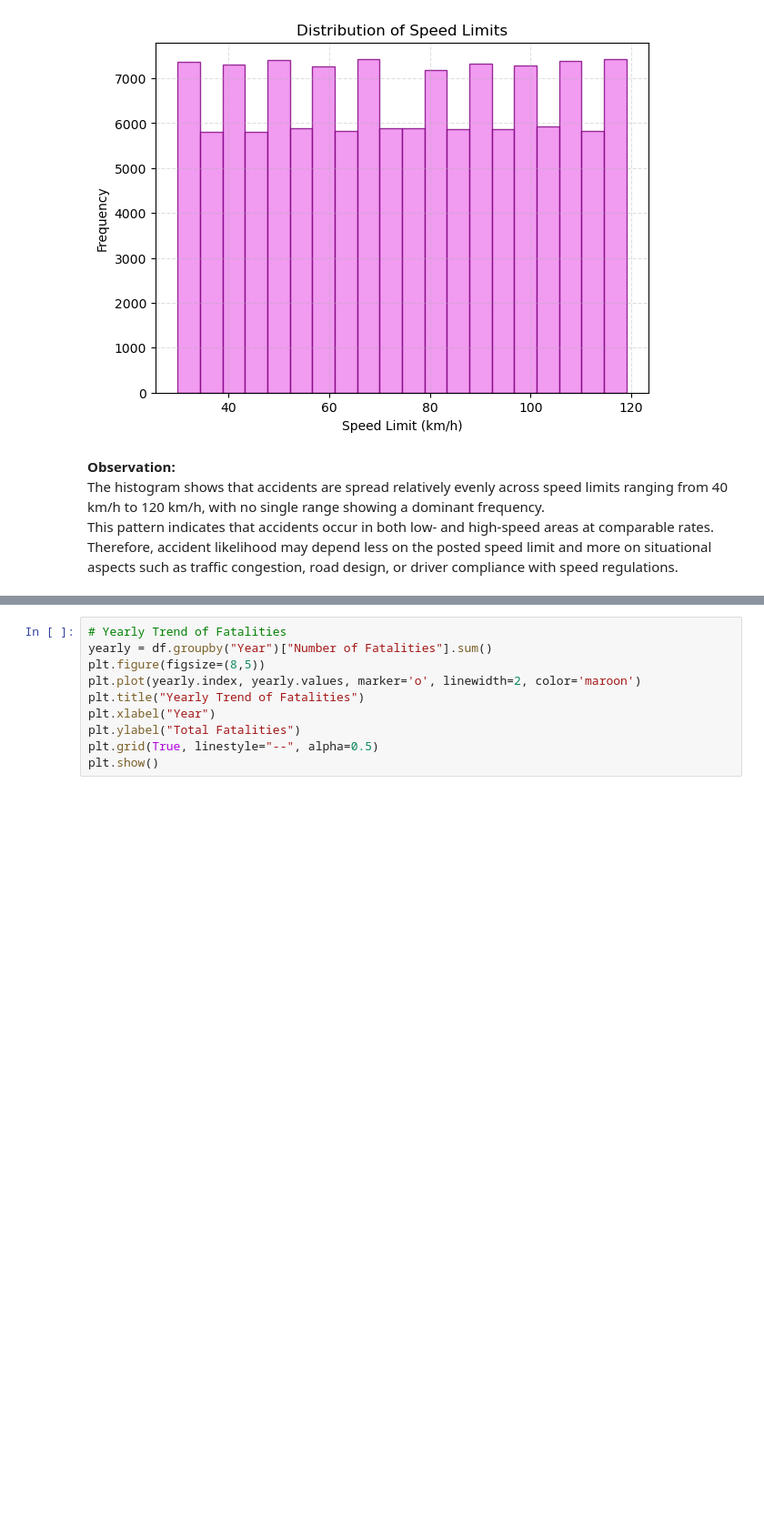
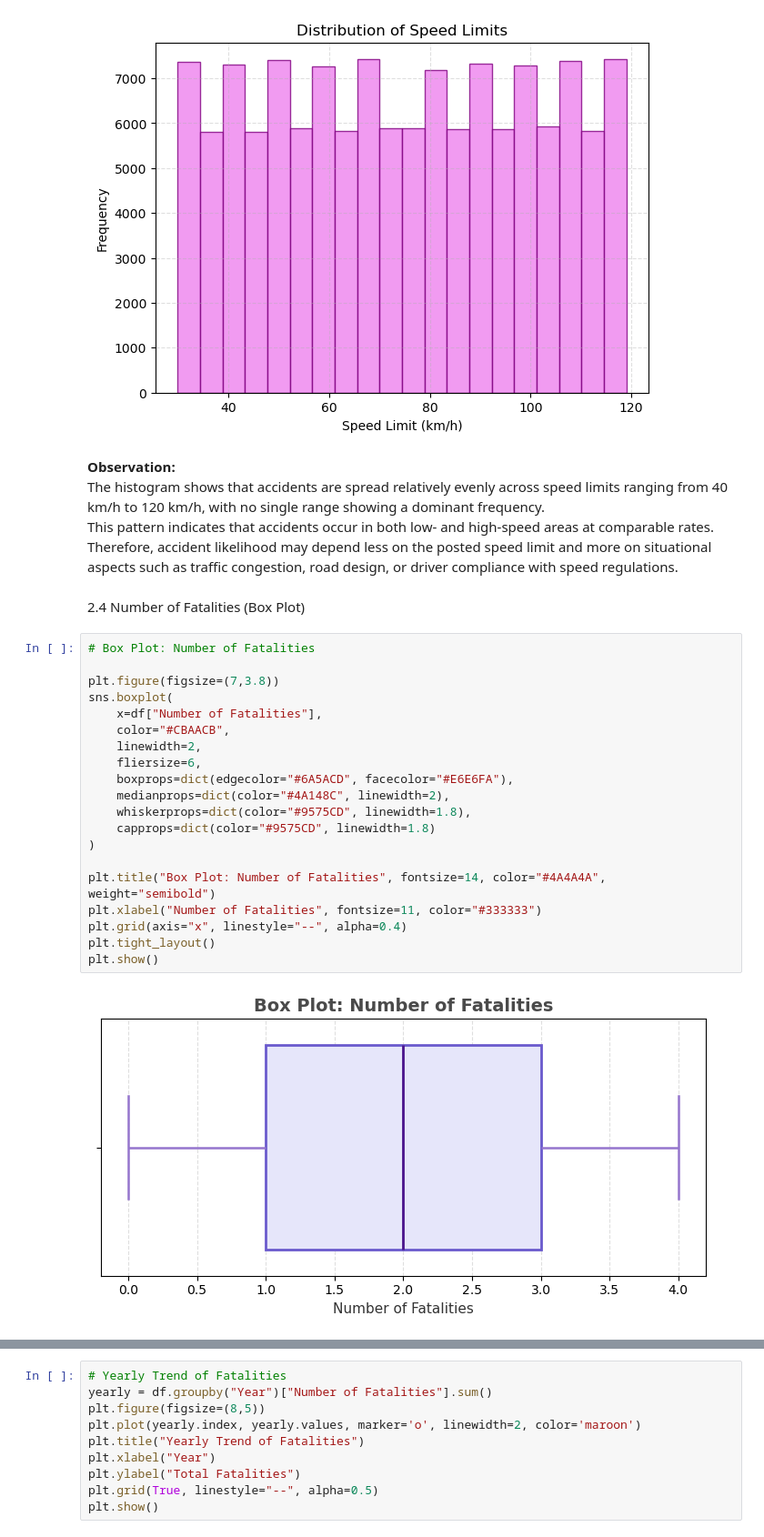
Before and after one commit to iamnotchris14/RoadAccidentDataset, a Jupyter notebook: road_accident_eda.ipynb, the cells around one changed output, grey strips where cells are left out. Shown: that part at 91% size. Drawn from its saved outputs; the diff is of its cells as text; blank space fills up the shorter version.

Commit message:
Added New Visualizations
Total 9 Visualizations

```diff
--- a/road_accident_eda.ipynb
+++ b/road_accident_eda.ipynb
@@ -86,3 +87,27 @@ plt.show()
 The histogram shows that accidents are spread relatively evenly across speed limits ranging from 40 km/h to 120 km/h, with no single range showing a dominant frequency.
 This pattern indicates that accidents occur in both low- and high-speed areas at comparable rates.
 Therefore, accident likelihood may depend less on the posted speed limit and more on situational aspects such as traffic congestion, road design, or driver compliance with speed regulations.
+# %% [markdown]
+2.4 Number of Fatalities (Box Plot)
+# %%
+# Box Plot: Number of Fatalities
+
+plt.figure(figsize=(7,3.8))
+sns.boxplot(
+    x=df["Number of Fatalities"],
+    color="#CBAACB",
+    linewidth=2,
+    fliersize=6,
+    boxprops=dict(edgecolor="#6A5ACD", facecolor="#E6E6FA"),
+    medianprops=dict(color="#4A148C", linewidth=2),
+    whiskerprops=dict(color="#9575CD", linewidth=1.8),
+    capprops=dict(color="#9575CD", linewidth=1.8)
+)
+
+plt.title("Box Plot: Number of Fatalities", fontsize=14, color="#4A4A4A", weight="semibold")
+plt.xlabel("Number of Fatalities", fontsize=11, color="#333333")
+plt.grid(axis="x", linestyle="--", alpha=0.4)
+plt.tight_layout()
+plt.show()
+# %% [output]
+[figure, added]
```
Also changed, not shown: parts of 14 cells of this notebook.
